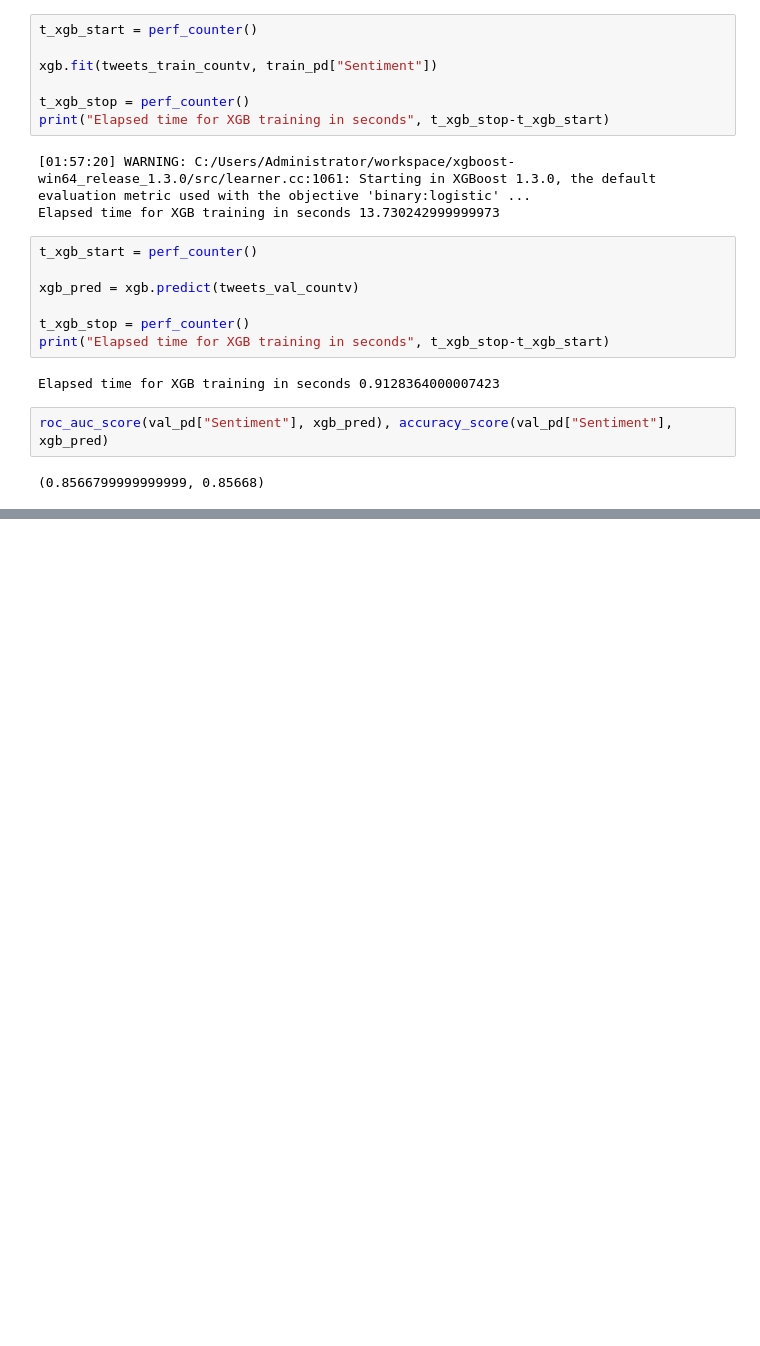
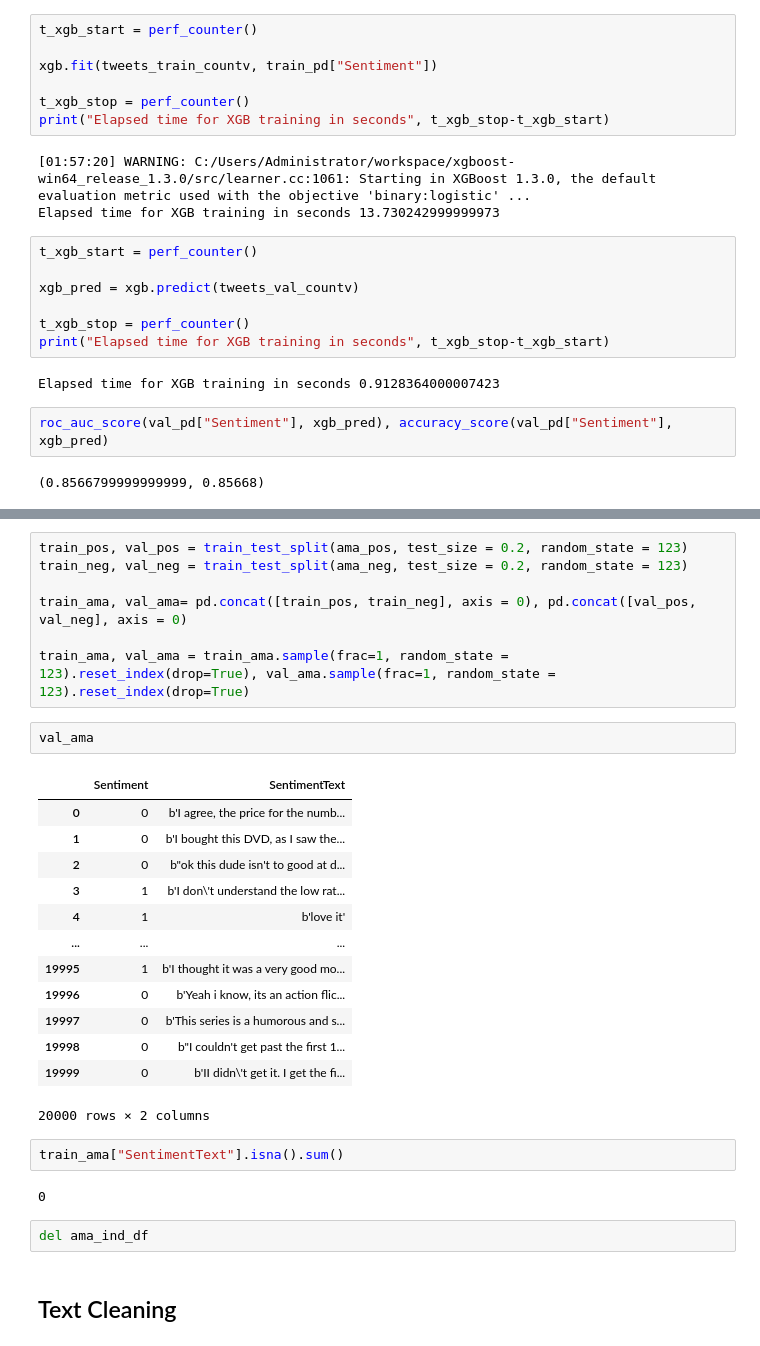
Before and after one commit to nrohit78/Sentiment_Analysis, a Jupyter notebook: src/rnair/senti_script.ipynb, the cells around one changed output, grey strips where cells are left out. Drawn from its saved outputs; the diff is of its cells as text; blank space fills up the shorter version.

```diff
--- a/src/rnair/senti_script.ipynb
+++ b/src/rnair/senti_script.ipynb
@@ -500,0 +581,31 @@ roc_auc_score(val_pd["Sentiment"], xgb_pred), accuracy_score(val_pd["Sentiment"]
+# %%
+train_pos, val_pos = train_test_split(ama_pos, test_size = 0.2, random_state = 123)
+train_neg, val_neg = train_test_split(ama_neg, test_size = 0.2, random_state = 123)
+
+train_ama, val_ama= pd.concat([train_pos, train_neg], axis = 0), pd.concat([val_pos, val_neg], axis = 0)
+
+train_ama, val_ama = train_ama.sample(frac=1, random_state = 123).reset_index(drop=True), val_ama.sample(frac=1, random_state = 123).reset_index(drop=True)
+# %%
+val_ama
+# %% [output]
+|  | Sentiment | SentimentText |
+| 0 | 0 | b'I agree, the price for the numb... |
+| 1 | 0 | b'I bought this DVD, as I saw the... |
+| 2 | 0 | b"ok this dude isn't to good at d... |
+| 3 | 1 | b'I don\'t understand the low rat... |
+| 4 | 1 | b'love it' |
+| ... | ... | ... |
+| 19995 | 1 | b'I thought it was a very good mo... |
+| 19996 | 0 | b'Yeah i know, its an action flic... |
+| 19997 | 0 | b'This series is a humorous and s... |
+| 19998 | 0 | b"I couldn't get past the first 1... |
+| 19999 | 0 | b'II didn\'t get it. I get the fi... |
+20000 rows × 2 columns
+# %%
+train_ama["SentimentText"].isna().sum()
+# %% [output]
+0
+# %%
+del ama_ind_df
+# %% [markdown]
+## Text Cleaning
```
Also changed, not shown: parts of 39 cells of this notebook, 1 other file.
